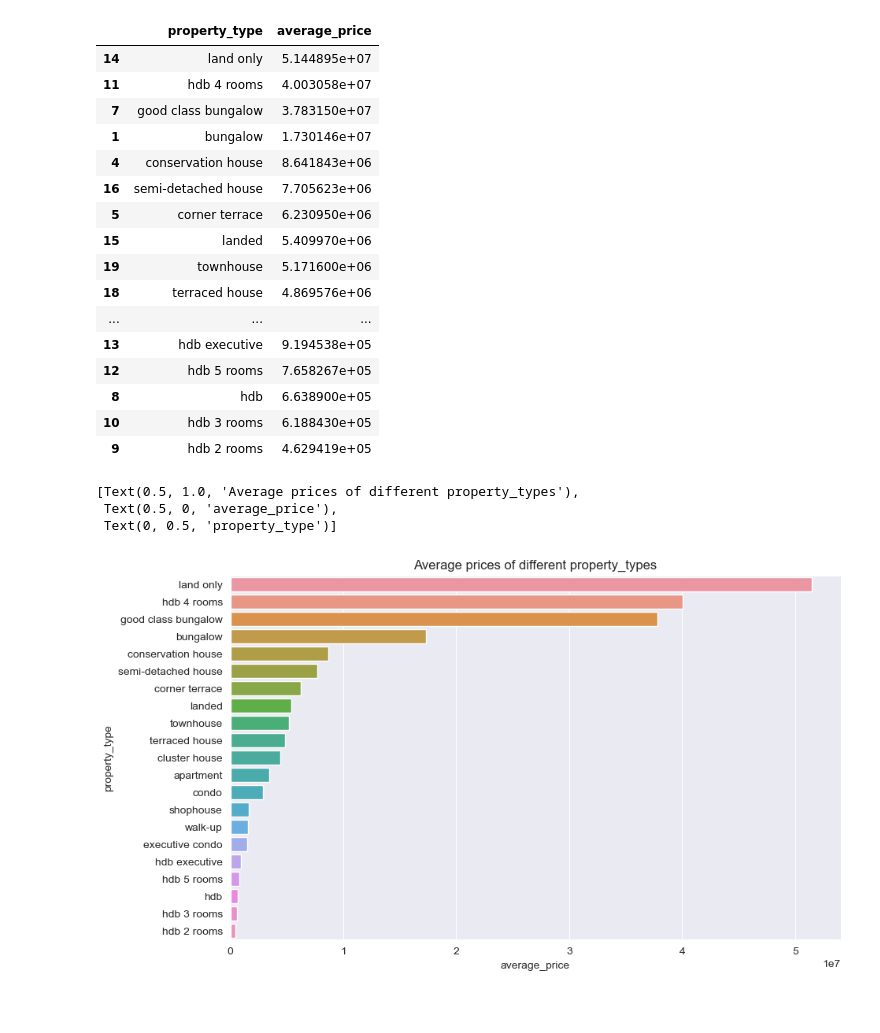
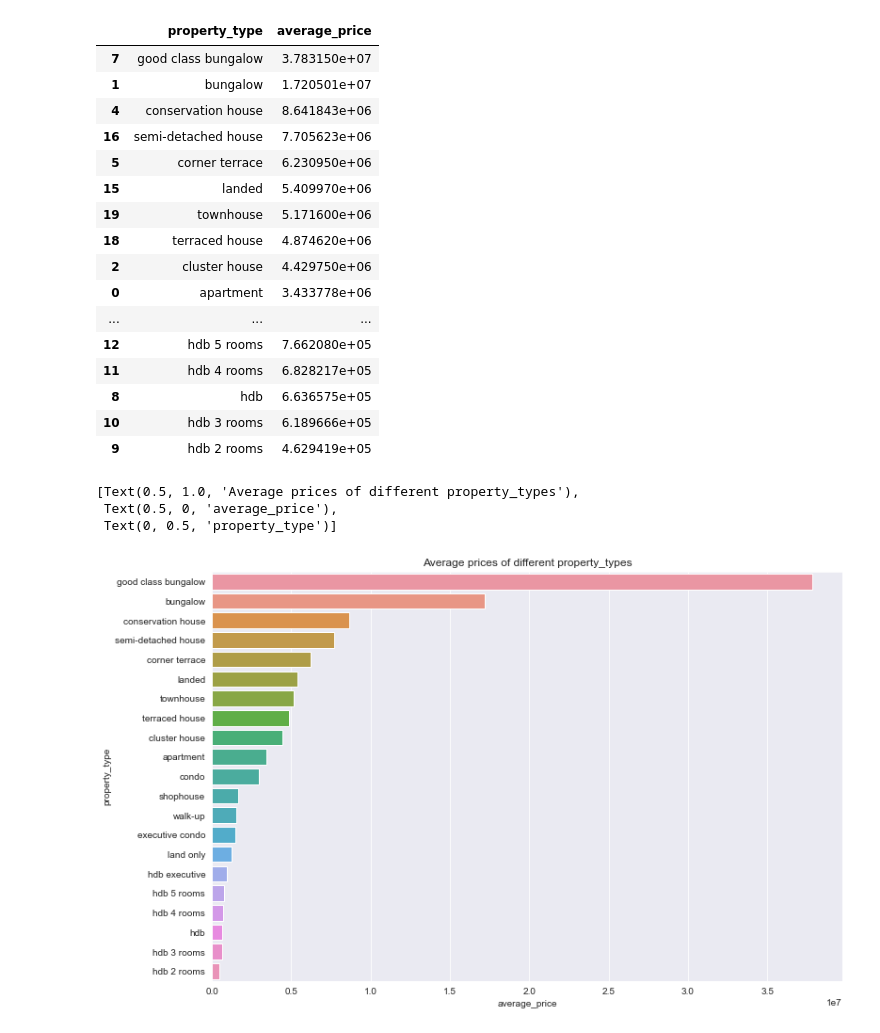
Before and after one commit to atul1696/cs5228-project, a Jupyter notebook: Data_Visualizations.ipynb, the cells around one changed output. Saved outputs shown, nothing was run; the diff lists cells and outputs as text; code cells hidden in the pictures; blank space fills up the shorter version.

Commit message:
Updated Data_Visualizations notebook

```diff
--- a/Data_Visualizations.ipynb
+++ b/Data_Visualizations.ipynb
@@ -18,0 +24,2 @@ testX, _ = read_csv('data/test.csv')
+# %%
+trainX, trainY = preprocess_data_for_visualization(trainX, trainY, testX)
@@ -22,7 +38,6 @@ column_names = list(trainX.columns.values)
 column_names.append('price')
 train_X_Y = pd.concat([trainX, df_trainY],axis=1, ignore_index=True, sort=False)
 train_X_Y.columns = column_names
-train_X_Y = convert_to_lowercase(train_X_Y)
 # %%
 train_X_Y.head()
 # %% [output]
@@ -41,35 +55,35 @@ df_property_type_average_price.sort_values(by=['average_price'], ascending=False
 df_property_type_average_price.head(100)
 # %% [output]
 |  | property_type | average_price |
-| 14 | land only | 5.144895e+07 |
-| 11 | hdb 4 rooms | 4.003058e+07 |
 | 7 | good class bungalow | 3.783150e+07 |
-| 1 | bungalow | 1.730146e+07 |
+| 1 | bungalow | 1.720501e+07 |
 | 4 | conservation house | 8.641843e+06 |
 | 16 | semi-detached house | 7.705623e+06 |
 | 5 | corner terrace | 6.230950e+06 |
 | 15 | landed | 5.409970e+06 |
 | 19 | townhouse | 5.171600e+06 |
-| 18 | terraced house | 4.869576e+06 |
+| 18 | terraced house | 4.874620e+06 |
+| 2 | cluster house | 4.429750e+06 |
+| 0 | apartment | 3.433778e+06 |
 | ... | ... | ... |
-| 13 | hdb executive | 9.194538e+05 |
-| 12 | hdb 5 rooms | 7.658267e+05 |
-| 8 | hdb | 6.638900e+05 |
-| 10 | hdb 3 rooms | 6.188430e+05 |
+| 12 | hdb 5 rooms | 7.662080e+05 |
+| 11 | hdb 4 rooms | 6.828217e+05 |
+| 8 | hdb | 6.636575e+05 |
+| 10 | hdb 3 rooms | 6.189666e+05 |
 | 9 | hdb 2 rooms | 4.629419e+05 |
 # %%
-plt.figure(figsize=(10, 6))
+plt.figure(figsize=(12, 8))
 ax = sns.barplot(data=df_property_type_average_price, y='property_type', x='average_price', orient='h')
 ax.set(title='Average prices of different property_types', xlabel='average_price', ylabel='property_type')
 # container = ax.containers[0]
 # ax.bar_label(container, labels=[f'{x:,.0f}' for x in container.datavalues])
 # ax.bar_label(ax.containers[0])
 # ax.tick_params(axis='x', rotation=90)
 # %% [output]
 [Text(0.5, 1.0, 'Average prices of different property_types'),
  Text(0.5, 0, 'average_price'),
  Text(0, 0.5, 'property_type')]
-[figure, old version]
+[figure, new version]
 # %%
 df_property_type_counts = train_X_Y.groupby('property_type', as_index=False)['price'].count()
 df_property_type_counts.rename(columns={'price': 'count'}, inplace=True)
```
Also changed, not shown: parts of 28 cells of this notebook.
